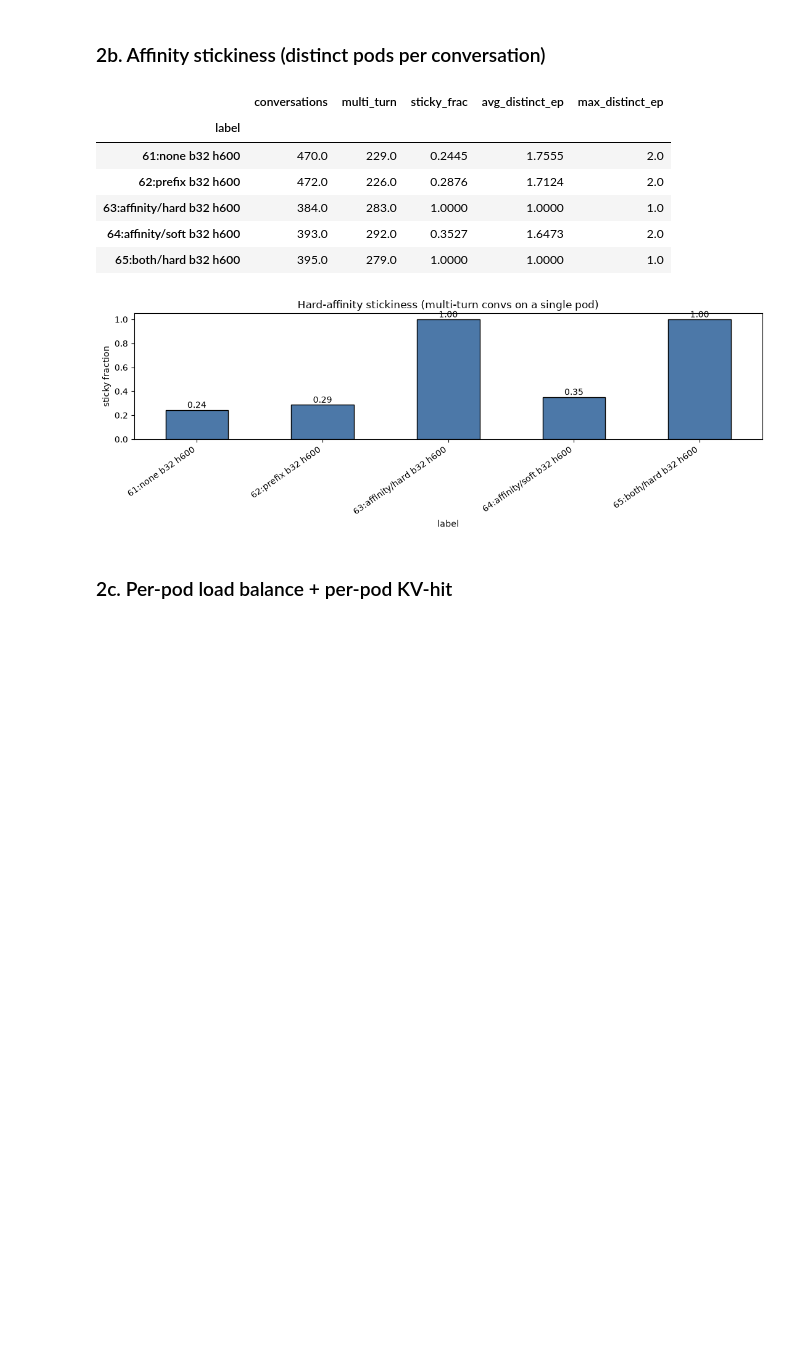
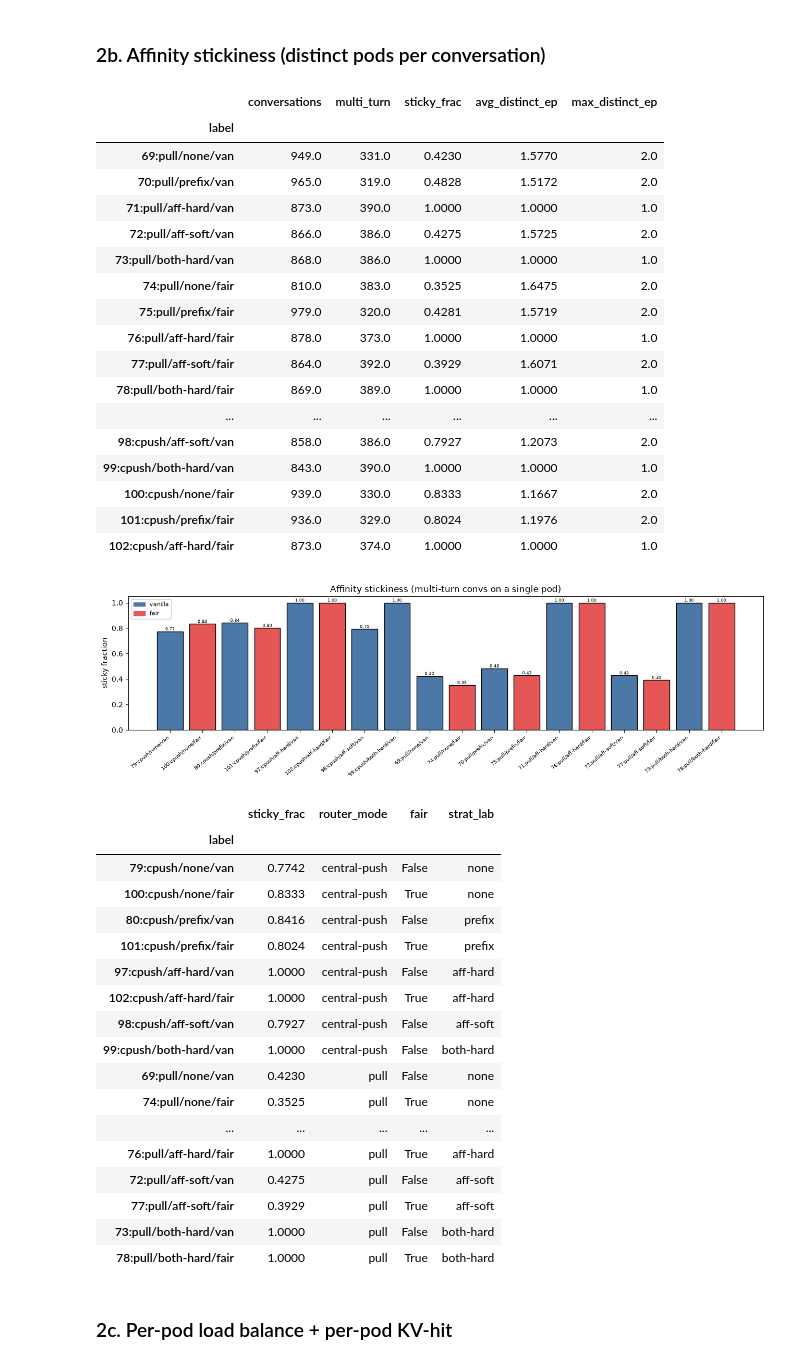
Before and after one commit to immengzi/LLM-LA, a Jupyter notebook: analysis-notebooks/claude-strategy-comparison.ipynb, the cells around one changed output. Cells and saved outputs as stored; diff of their text form; code cells hidden in the pictures; blank space fills up the shorter version.

```diff
--- a/analysis-notebooks/claude-strategy-comparison.ipynb
+++ b/analysis-notebooks/claude-strategy-comparison.ipynb
@@ -136,6 +244,8 @@ def load_logs(exp_id):
     return df
 
 LOGS = pd.concat([load_logs(e) for e in EXP_IDS], ignore_index=True)
+LOGS = LOGS.merge(REG[["router_mode", "fair", "strat_lab"]],
+                  left_on="exp", right_index=True, how="left")
 LOGS = LOGS.sort_values(["exp", "group", "t0_wall"]).reset_index(drop=True)
 LOGS["occ"] = LOGS.groupby(["exp", "group"]).cumcount()
 LOGS["gsize"] = LOGS.groupby(["exp", "group"])["req_id"].transform("size")
@@ -168,14 +287,8 @@ kv_tbl = pd.concat([kv_overall, kv_by_type], axis=1)
 kv_tbl = kv_tbl.reindex([LABELS[e] for e in EXP_IDS])
 display(kv_tbl.round(4))
 
-ax = kv_tbl[["kv_hit_frac"]].plot(kind="bar", figsize=(11, 4), legend=False,
-                                  color="#54A24B", edgecolor="black")
-ax.set_ylabel("kv_hit fraction"); ax.set_ylim(0, 1)
-ax.set_title("Overall KV-hit fraction per experiment")
-for i, v in enumerate(kv_tbl["kv_hit_frac"]):
-    if pd.notna(v):
-        ax.text(i, v, f"{v:.2f}", ha="center", va="bottom")
-plt.xticks(rotation=35, ha="right"); plt.tight_layout(); plt.show()
+grid_bar(kv_overall, "Overall KV-hit fraction (vanilla vs fair, by mode/strategy)",
+         "kv_hit fraction", ylim=(0, 1))
 # %% [output]
 |  | kv_hit_frac | first | repeat | single |
 | label |  |  |  |  |
@@ -190,40 +332,63 @@ plt.xticks(rotation=35, ha="right"); plt.tight_layout(); plt.show()
 # %%
 def stickiness(sub):
     v = sub[sub["endpoint_id"].notna()]
     per_conv = v.groupby("group")["endpoint_id"].nunique()
     req_per_conv = v.groupby("group")["req_id"].size()
     multi = per_conv[req_per_conv > 1]
     n_multi = len(multi)
     sticky = int((multi == 1).sum()) if n_multi else 0
     return pd.Series({
         "conversations": int(per_conv.size),
         "multi_turn": int(n_multi),
         "sticky_frac": round(sticky / n_multi, 4) if n_multi else np.nan,
         "avg_distinct_ep": round(float(multi.mean()), 4) if n_multi else np.nan,
         "max_distinct_ep": int(multi.max()) if n_multi else np.nan,
     })
 
 STICK = LOGS[~LOGS["failed"]].groupby("label").apply(stickiness)
 STICK = STICK.reindex([LABELS[e] for e in EXP_IDS])
 display(STICK)
 
-ax = STICK[["sticky_frac"]].plot(kind="bar", figsize=(11, 4), legend=False,
-                                 color="#4C78A8", edgecolor="black")
-ax.set_ylabel("sticky fraction"); ax.set_ylim(0, 1.05)
-ax.set_title("Hard-affinity stickiness (multi-turn convs on a single pod)")
-for i, v in enumerate(STICK["sticky_frac"]):
-    if pd.notna(v):
-        ax.text(i, v, f"{v:.2f}", ha="center", va="bottom")
-plt.xticks(rotation=35, ha="right"); plt.tight_layout(); plt.show()
+grid_bar(STICK["sticky_frac"], "Affinity stickiness (multi-turn convs on a single pod)",
+         "sticky fraction", ylim=(0, 1.05))
 # %% [output]
 |  | conversations | multi_turn | sticky_frac | avg_distinct_ep | max_distinct_ep |
 | label |  |  |  |  |  |
-| 61:none b32 h600 | 470.0 | 229.0 | 0.2445 | 1.7555 | 2.0 |
-| 62:prefix b32 h600 | 472.0 | 226.0 | 0.2876 | 1.7124 | 2.0 |
-| 63:affinity/hard b32 h600 | 384.0 | 283.0 | 1.0000 | 1.0000 | 1.0 |
-| 64:affinity/soft b32 h600 | 393.0 | 292.0 | 0.3527 | 1.6473 | 2.0 |
-| 65:both/hard b32 h600 | 395.0 | 279.0 | 1.0000 | 1.0000 | 1.0 |
+| 69:pull/none/van | 949.0 | 331.0 | 0.4230 | 1.5770 | 2.0 |
+| 70:pull/prefix/van | 965.0 | 319.0 | 0.4828 | 1.5172 | 2.0 |
+| 71:pull/aff-hard/van | 873.0 | 390.0 | 1.0000 | 1.0000 | 1.0 |
+| 72:pull/aff-soft/van | 866.0 | 386.0 | 0.4275 | 1.5725 | 2.0 |
+| 73:pull/both-hard/van | 868.0 | 386.0 | 1.0000 | 1.0000 | 1.0 |
+| 74:pull/none/fair | 810.0 | 383.0 | 0.3525 | 1.6475 | 2.0 |
+| 75:pull/prefix/fair | 979.0 | 320.0 | 0.4281 | 1.5719 | 2.0 |
+| 76:pull/aff-hard/fair | 878.0 | 373.0 | 1.0000 | 1.0000 | 1.0 |
+| 77:pull/aff-soft/fair | 864.0 | 392.0 | 0.3929 | 1.6071 | 2.0 |
+| 78:pull/both-hard/fair | 869.0 | 389.0 | 1.0000 | 1.0000 | 1.0 |
+| ... | ... | ... | ... | ... | ... |
+| 98:cpush/aff-soft/van | 858.0 | 386.0 | 0.7927 | 1.2073 | 2.0 |
+| 99:cpush/both-hard/van | 843.0 | 390.0 | 1.0000 | 1.0000 | 1.0 |
+| 100:cpush/none/fair | 939.0 | 330.0 | 0.8333 | 1.1667 | 2.0 |
+| 101:cpush/prefix/fair | 936.0 | 329.0 | 0.8024 | 1.1976 | 2.0 |
+| 102:cpush/aff-hard/fair | 873.0 | 374.0 | 1.0000 | 1.0000 | 1.0 |
-[figure, old version]
+[figure, new version]
+|  | sticky_frac | router_mode | fair | strat_lab |
+| label |  |  |  |  |
+| 79:cpush/none/van | 0.7742 | central-push | False | none |
+| 100:cpush/none/fair | 0.8333 | central-push | True | none |
+| 80:cpush/prefix/van | 0.8416 | central-push | False | prefix |
+| 101:cpush/prefix/fair | 0.8024 | central-push | True | prefix |
+| 97:cpush/aff-hard/van | 1.0000 | central-push | False | aff-hard |
+| 102:cpush/aff-hard/fair | 1.0000 | central-push | True | aff-hard |
+| 98:cpush/aff-soft/van | 0.7927 | central-push | False | aff-soft |
+| 99:cpush/both-hard/van | 1.0000 | central-push | False | both-hard |
+| 69:pull/none/van | 0.4230 | pull | False | none |
+| 74:pull/none/fair | 0.3525 | pull | True | none |
+| ... | ... | ... | ... | ... |
+| 76:pull/aff-hard/fair | 1.0000 | pull | True | aff-hard |
+| 72:pull/aff-soft/van | 0.4275 | pull | False | aff-soft |
+| 77:pull/aff-soft/fair | 0.3929 | pull | True | aff-soft |
+| 73:pull/both-hard/van | 1.0000 | pull | False | both-hard |
+| 78:pull/both-hard/fair | 1.0000 | pull | True | both-hard |
 # %% [markdown]
 ### 2c. Per-pod load balance + per-pod KV-hit
 # %%
```
Also changed, not shown: parts of 26 cells of this notebook, 7 other files.
